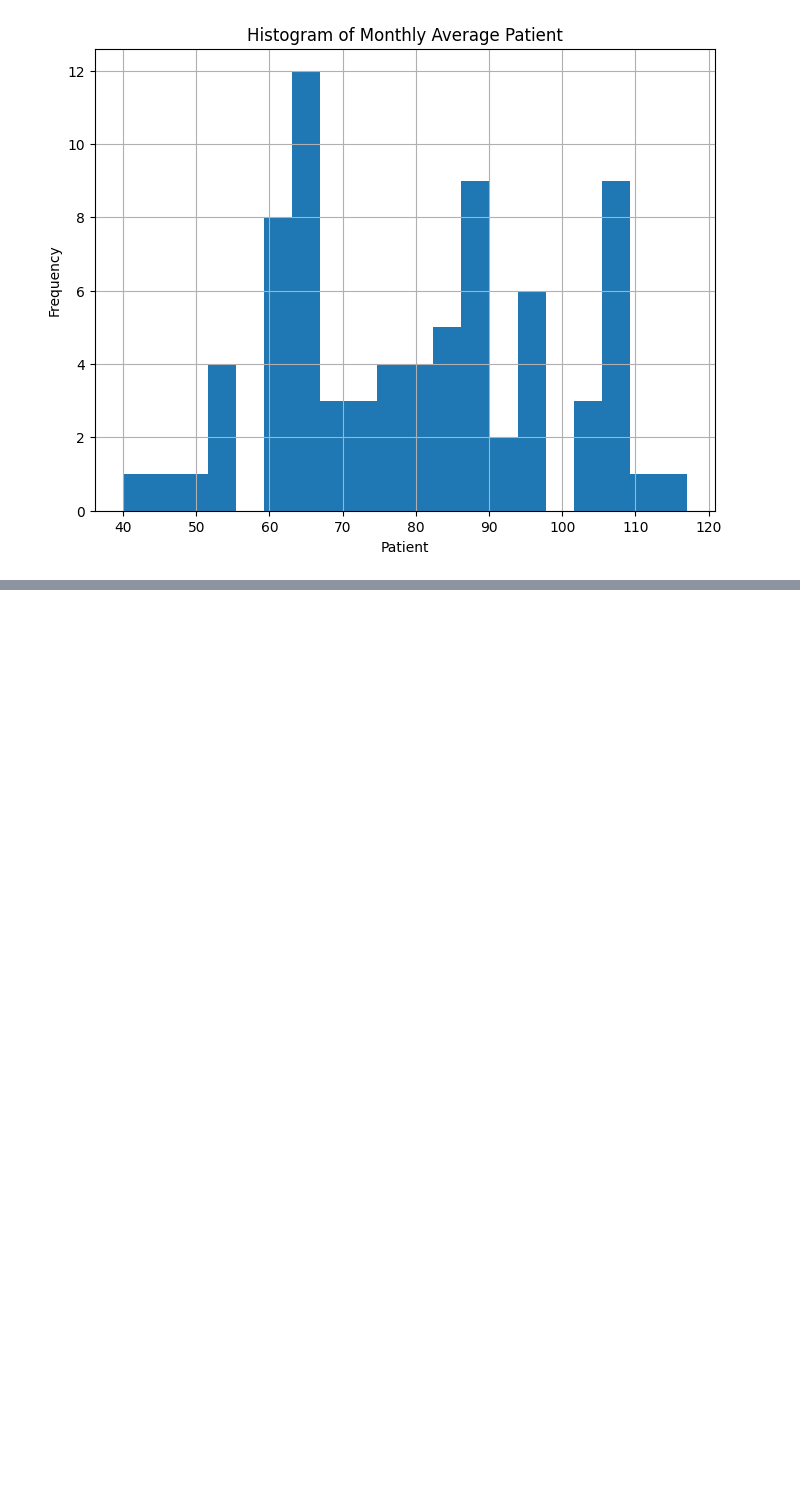
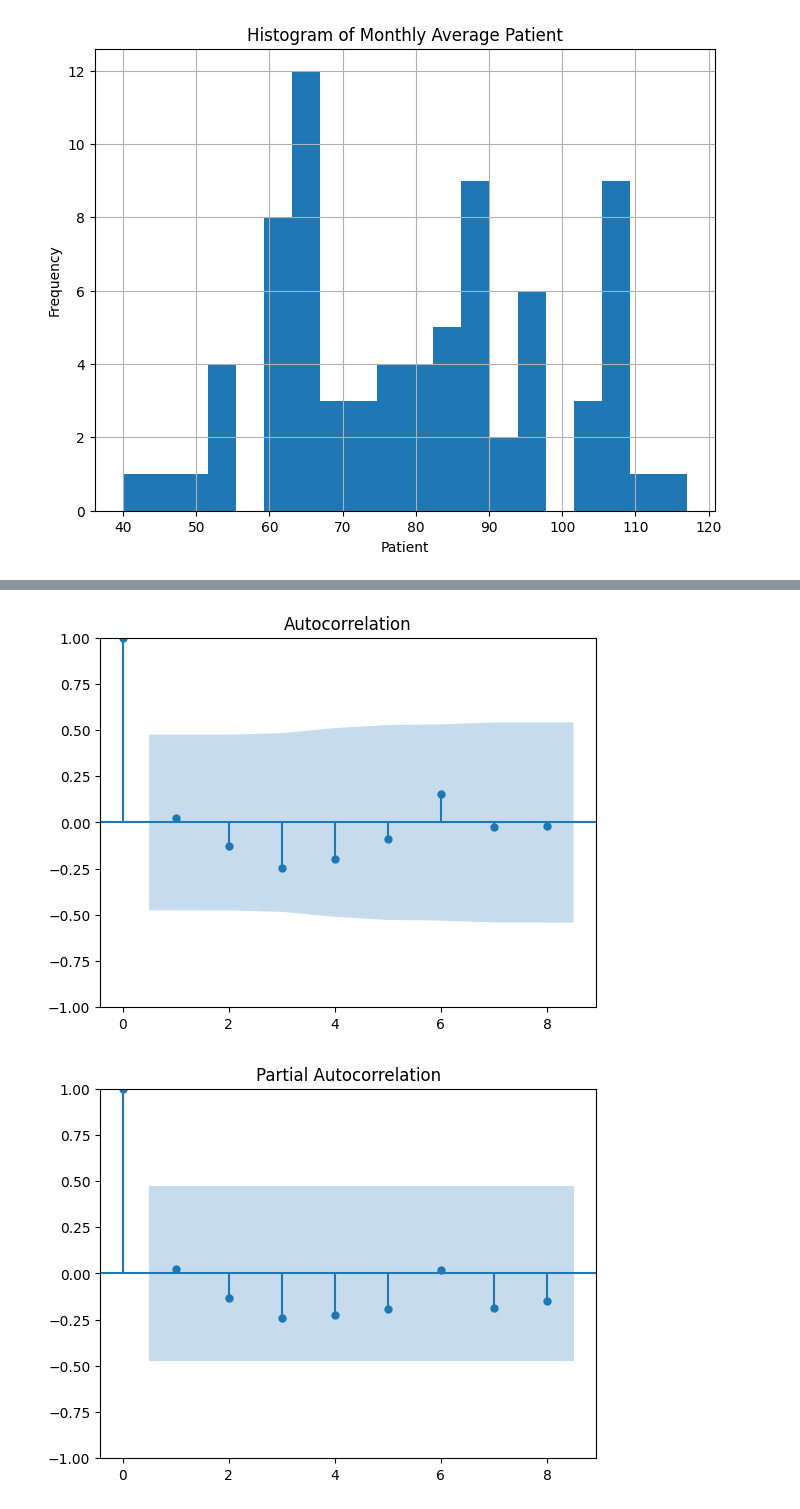
Before and after one commit to Ergiaa/A3_TheLongestNamePossibleToUse, a Jupyter notebook: main.ipynb, the cells around one changed output, grey strips where cells are left out. Drawn from its saved outputs; the diff is of its cells as text; code cells hidden in the pictures; blank space fills up the shorter version.

```diff
--- a/main.ipynb
+++ b/main.ipynb
@@ -261,0 +344,6 @@ plt.show()
+# %%
+acf_residuals = plot_acf(residuals)
+pacf_residuals = plot_pacf(residuals)
+# %% [output]
+[figure, added]
+[figure, added]
```
Also changed, not shown: parts of 9 cells of this notebook.
